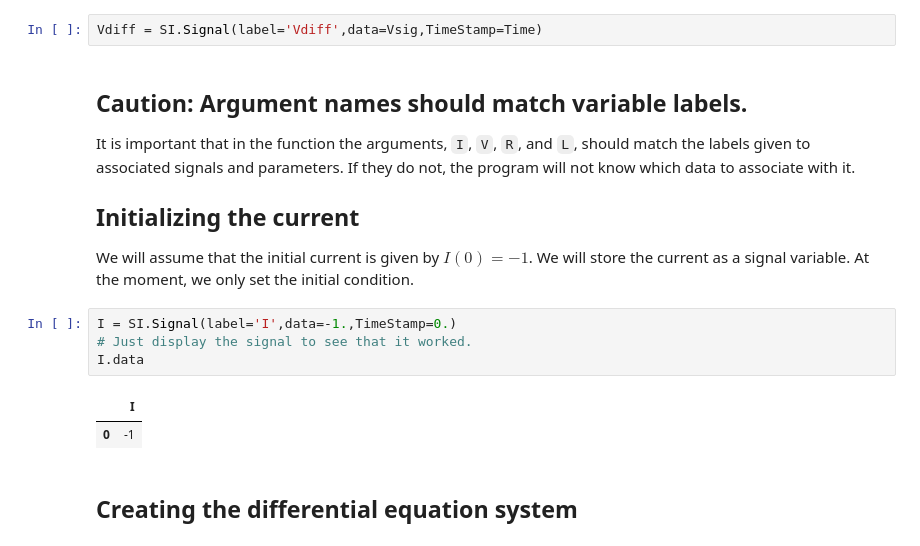
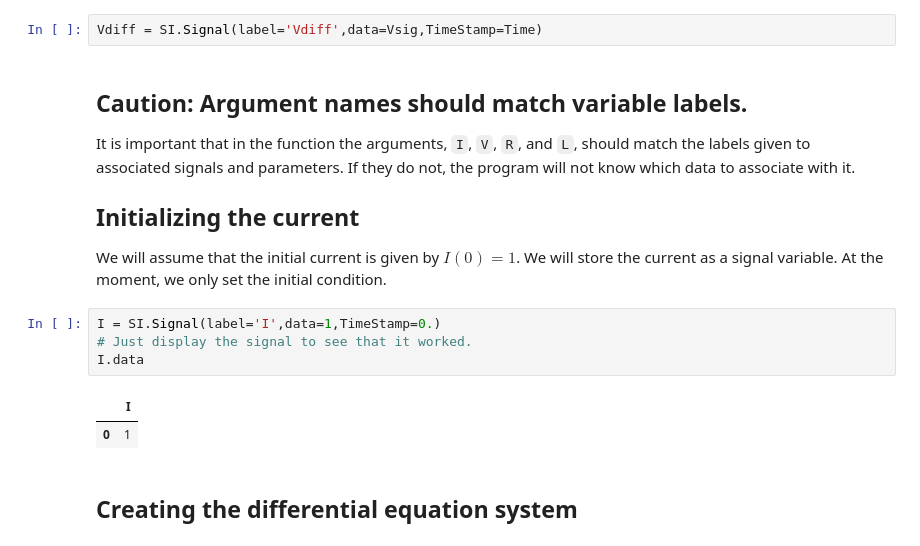
Before and after one commit to HRClab/SimInterface, a Jupyter notebook: introductionToSystems.ipynb, the cells around one changed output. Cells and saved outputs as stored; diff of their text form.

```diff
--- a/introductionToSystems.ipynb
+++ b/introductionToSystems.ipynb
@@ -102,14 +102,14 @@ Vdiff = SI.Signal(label='Vdiff',data=Vsig,TimeStamp=Time)
 It is important that in the function the arguments, `I`, `V`, `R`, and `L`, should match the labels given to associated signals and parameters. If they do not, the program will not know which data to associate with it.
 
 ## Initializing the current
-We will assume that the initial current is given by $I(0) = -1$. We will store the current as a signal variable. At the moment, we only set the initial condition.
+We will assume that the initial current is given by $I(0) = 1$. We will store the current as a signal variable. At the moment, we only set the initial condition.
 # %%
-I = SI.Signal(label='I',data=-1.,TimeStamp=0.)
+I = SI.Signal(label='I',data=1,TimeStamp=0.)
 # Just display the signal to see that it worked.
 I.data
 # %% [output]
 |  | I |
-| 0 | -1 |
+| 0 | 1 |
 # %% [markdown]
 ## Creating the differential equation system
 # %% [markdown]
```
Also changed, not shown: parts of 4 cells of this notebook, 1 other file.
